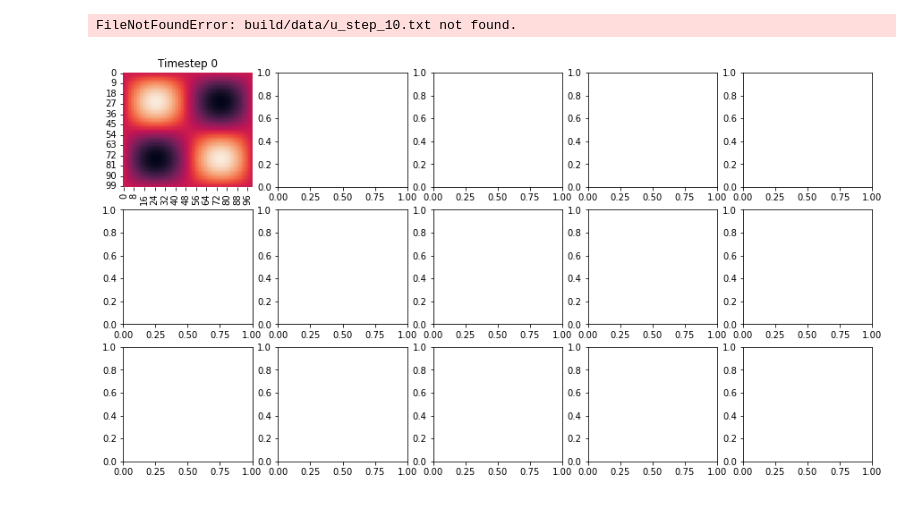
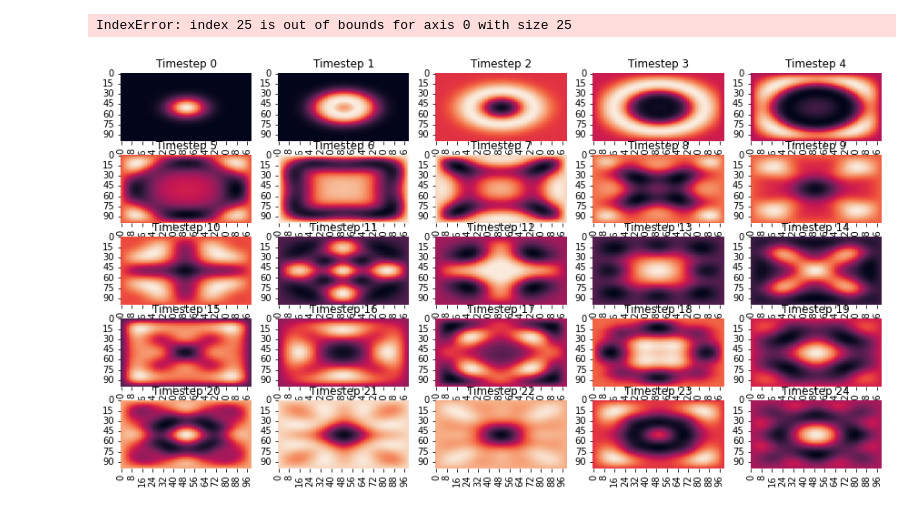
Before and after one commit to PaulGustafson/Maxwell, a Jupyter notebook: viz.ipynb, the cells around one changed output. Saved outputs shown, nothing was run; the diff lists cells and outputs as text; code cells hidden in the pictures.

```diff
--- a/viz.ipynb
+++ b/viz.ipynb
@@ -3,35 +3,35 @@ import numpy as np
 import matplotlib.pyplot as plt
 import seaborn as sns
 
 # Assuming you've saved the `ez` values at each time step in separate files
-increment = 10
-timesteps = increment*15
+increment = 100
+timesteps = increment*150
 nx, ny = 100, 100
 
 def load_ez(step):
     # Load the data from the file saved for each time step
     return np.loadtxt(f'build/data/u_step_{step}.txt').reshape((nx, ny))
 
 # Load all the field data
 field = np.zeros(shape=(timesteps, nx, ny))
 
 # Create a 2x5 grid for plotting the first 10 slices
-fig, axes = plt.subplots(3, 5, figsize=(15, 8))  # 2 rows, 5 columns
+fig, axes = plt.subplots(5, 5, figsize=(15, 8))  # 2 rows, 5 columns
 
 # Flatten the axes array to make it easier to index
 axes = axes.flatten()
 
 # Plot the first 10 time steps
 for i, step in enumerate(range(0, timesteps, increment)):
     field[i, :, :] = load_ez(step)
     sns.heatmap(field[i, :, :], ax=axes[i], cbar=False)  # 45:55 is a zoomed region
     axes[i].set_title(f'Timestep {i}')
 
 # Adjust the layout to prevent overlap
 plt.tight_layout()
 
 # Show the plot
 plt.show()
 # %% [output]
-FileNotFoundError: build/data/u_step_10.txt not found.
+IndexError: index 25 is out of bounds for axis 0 with size 25
-[figure, old version]
+[figure, new version]
```
Also changed, not shown: parts of 1 cell of this notebook, 4 other files.
